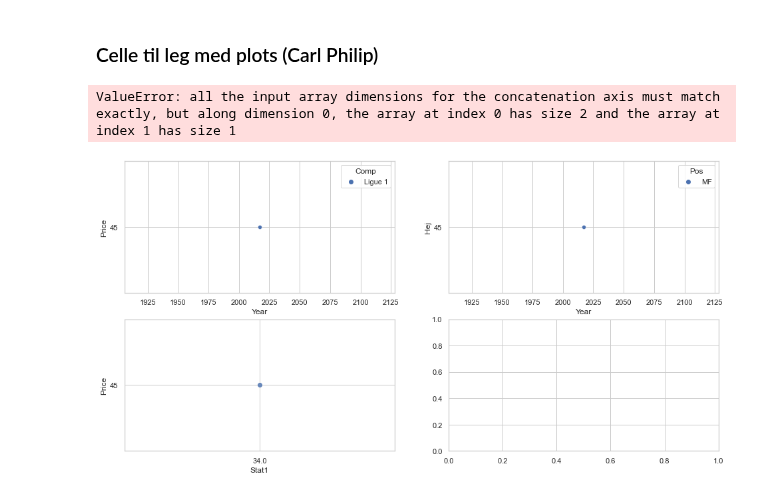
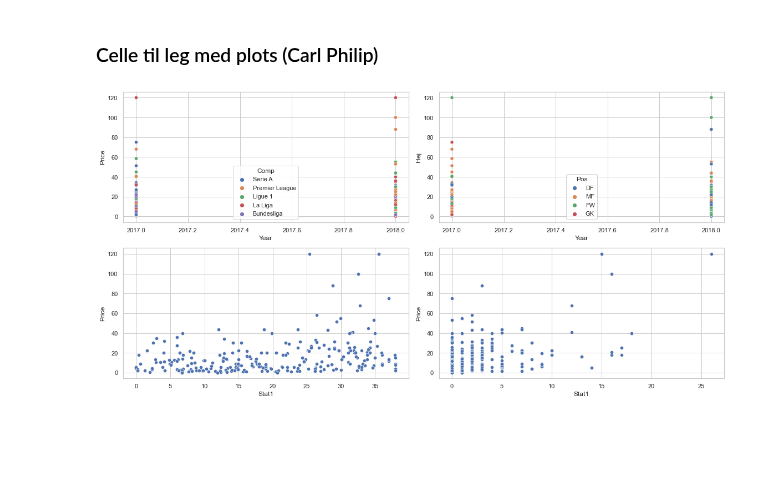
Before and after one commit to mathiasbindseil/three_drengz, a Jupyter notebook: ISDS - Kopi.ipynb, the cells around one changed output. Saved outputs shown, nothing was run; the diff lists cells and outputs as text; code cells hidden in the pictures; blank space fills up the shorter version.

Commit message:
data clean

```diff
--- a/ISDS - Kopi.ipynb
+++ b/ISDS - Kopi.ipynb
@@ -288,7 +288,14 @@ new_df.tail(10)
 from pathlib import Path
 import seaborn as sns
 import matplotlib.pyplot as plt
+import pandas as pd
 sns.set_theme(style="whitegrid")
+
+# Data cleaning for copy paste
+new_df=pd.read_csv(Path.cwd() / 'til Carl Philip.csv')
+new_df['Price (m)'] = new_df['Price'].str.replace(',','').astype(float)
+new_df['Price (m)'] = (new_df['Price (m)'] > 500) * new_df['Price (m)'] * 1/1000000 + (new_df['Price (m)'] <= 500) * new_df['Price (m)']
+
 
 
 fp_figs = Path.cwd() / 'figs'
@@ -299,36 +306,35 @@ Path.mkdir(fp_figs, exist_ok=True)
 #f,ax = plt.subplots(2,2, figsize=(10,4))
 
 f,ax = plt.subplots(2,2, figsize=(16,8))
-sns.scatterplot(x='Year', y='Price', data=new_df, hue="Comp", ax=ax[0, 0]).set( xlabel = "Year", ylabel = "Price")
-sns.scatterplot(x='Year', y='Price', data=new_df, hue="Pos", ax=ax[0, 1]).set( xlabel = "Year", ylabel = "Hej")
+sns.scatterplot(x='Year', y='Price (m)', data=new_df, hue="Comp", ax=ax[0, 0]).set( xlabel = "Year", ylabel = "Price")
+sns.scatterplot(x='Year', y='Price (m)', data=new_df, hue="Pos", ax=ax[0, 1]).set( xlabel = "Year", ylabel = "Hej")
 
 # Two figures with stats
-sns.regplot(x='90s', y='Price', data=new_df, ax=ax[1, 0]).set( xlabel = "Stat1", ylabel = "Price")
-sns.regplot(x='Gls', y='Price', data=new_df, ax=ax[1, 1]).set( xlabel = "Stat1", ylabel = "Price")
+sns.scatterplot(x='90s', y='Price (m)', data=new_df, ax=ax[1, 0]).set( xlabel = "Stat1", ylabel = "Price")
+sns.scatterplot(x='Gls', y='Price (m)', data=new_df, ax=ax[1, 1]).set( xlabel = "Stat1", ylabel = "Price")
 
 f.tight_layout()
 
 
 #fig = plt.figure(figsize=(12,4))
 
 #ax = fig.add_subplot(1,2,1)
 #ax.scatter(x='Year', y='Price', data=new_df);
 #ax.set_title('Distribution of m')
 
 #
 #ax = fig.add_subplot(1,2,2)
 #ax.hist(h_vec3,bins=100,density=True,histtype='stepfilled');
 #ax.set_title('Distribution of $h^*$')
 
 
 #sns.boxplot(x='class', y='fare', data=titanic, ax=ax[1])
 
 
 #ax = sns.regplot(y='petal_length', x='sepal_length', data=iris, order=2).set(title='Petal and Sepal length')
 #plt.xlabel('Sepal length')
 #plt.ylabel('Petal length')
 
 plt.savefig('figs/pic1.png')
 # %% [output]
-ValueError: all the input array dimensions for the concatenation axis must match exactly, but along dimension 0, the array at index 0 has size 2 and the array at index 1 has size 1
-[figure, old version]
+[figure, new version]
```
Also changed, not shown: 1 other file.
